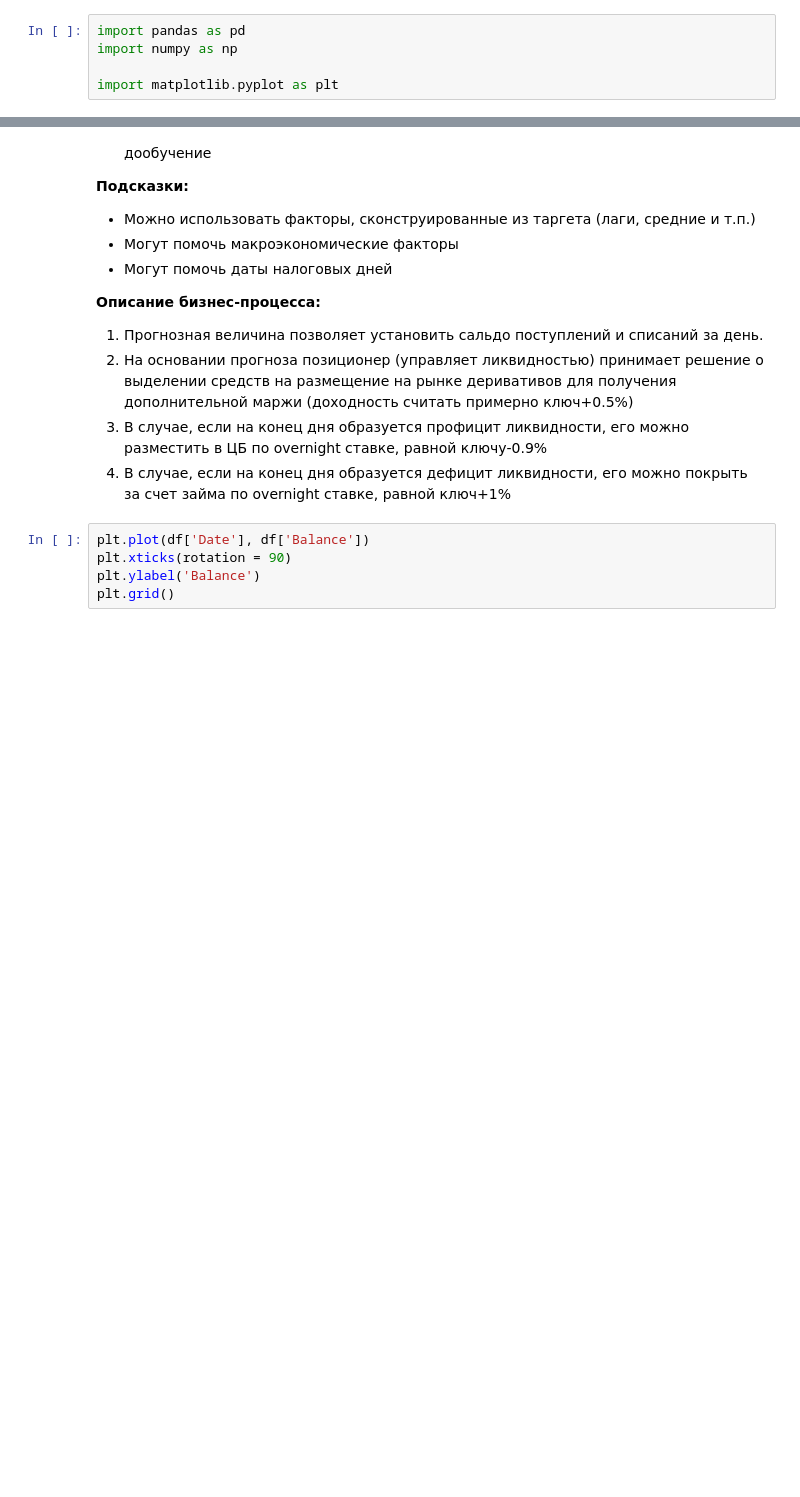
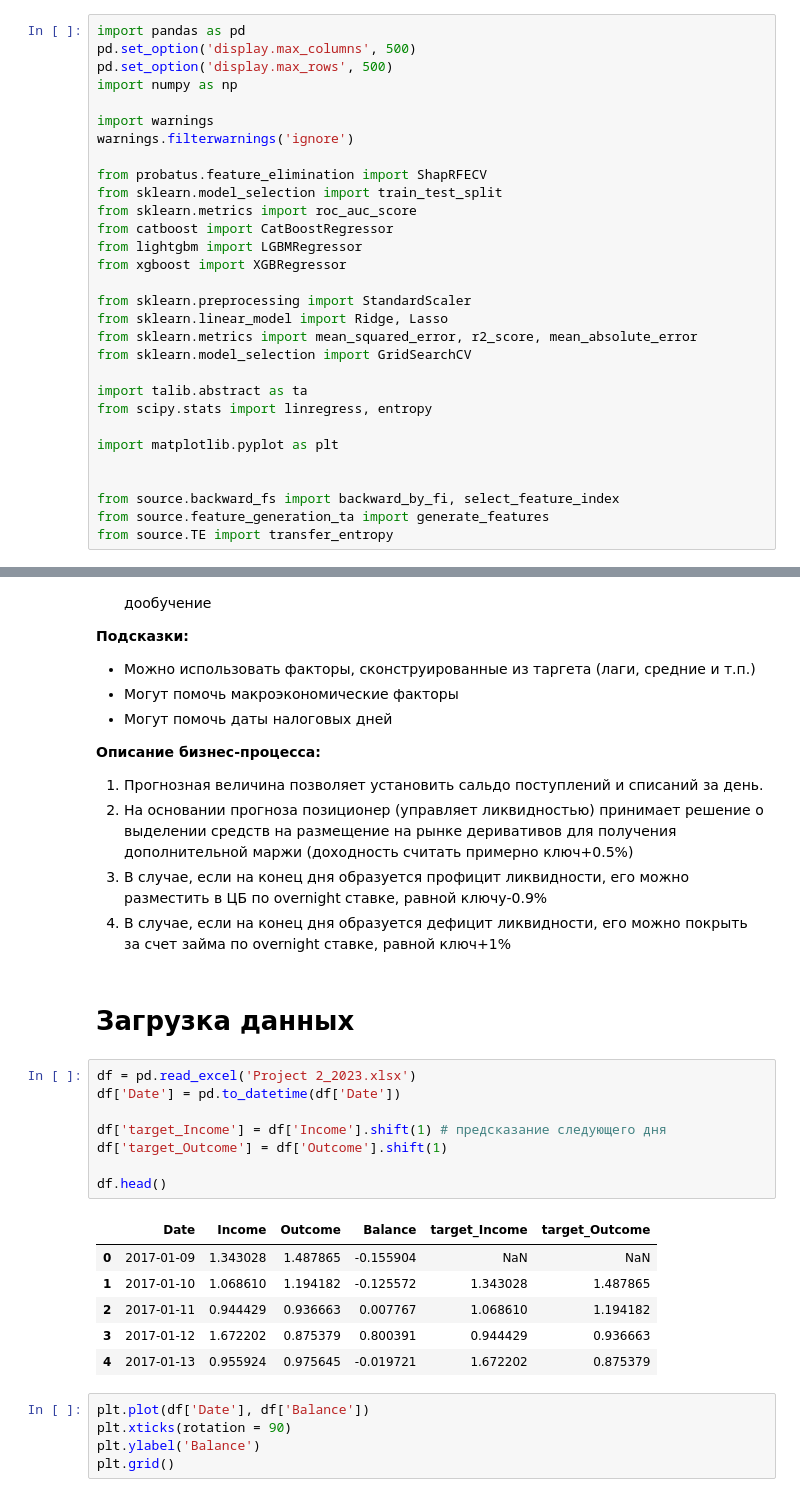
Before and after one commit to Blausher/ts, a Jupyter notebook: project.ipynb, the cells around one changed output, grey strips where cells are left out. Cells and saved outputs as stored; diff of their text form; blank space fills up the shorter version.

```diff
--- a/project.ipynb
+++ b/project.ipynb
@@ -1,5 +4,30 @@
 # %%
 import pandas as pd
+pd.set_option('display.max_columns', 500)
+pd.set_option('display.max_rows', 500)
 import numpy as np
 
+import warnings
+warnings.filterwarnings('ignore')
+
+from probatus.feature_elimination import ShapRFECV
+from sklearn.model_selection import train_test_split
+from sklearn.metrics import roc_auc_score
+from catboost import CatBoostRegressor
+from lightgbm import LGBMRegressor
+from xgboost import XGBRegressor
+
+from sklearn.preprocessing import StandardScaler
+from sklearn.linear_model import Ridge, Lasso
+from sklearn.metrics import mean_squared_error, r2_score, mean_absolute_error
+from sklearn.model_selection import GridSearchCV
+
+import talib.abstract as ta
+from scipy.stats import linregress, entropy
+
 import matplotlib.pyplot as plt
+
+
+from source.backward_fs import backward_by_fi, select_feature_index
+from source.feature_generation_ta import generate_features
+from source.TE import transfer_entropy
@@ -50,6 +71,23 @@ df
 2. На основании прогноза позиционер (управляет ликвидностью) принимает решение о выделении средств на размещение на рынке деривативов для получения дополнительной маржи (доходность считать примерно ключ+0.5%)
 3. В случае, если на конец дня образуется профицит ликвидности, его можно разместить в ЦБ по overnight ставке, равной ключу-0.9%
 4. В случае, если на конец дня образуется дефицит ликвидности, его можно покрыть за счет займа по overnight ставке, равной ключ+1%
+# %% [markdown]
+# Загрузка данных
+# %%
+df = pd.read_excel('Project 2_2023.xlsx')
+df['Date'] = pd.to_datetime(df['Date'])
+
+df['target_Income'] = df['Income'].shift(1) # предсказание следующего дня
+df['target_Outcome'] = df['Outcome'].shift(1)
+
+df.head()
+# %% [output]
+|  | Date | Income | Outcome | Balance | target_Income | target_Outcome |
+| 0 | 2017-01-09 | 1.343028 | 1.487865 | -0.155904 | NaN | NaN |
+| 1 | 2017-01-10 | 1.068610 | 1.194182 | -0.125572 | 1.343028 | 1.487865 |
+| 2 | 2017-01-11 | 0.944429 | 0.936663 | 0.007767 | 1.068610 | 1.194182 |
+| 3 | 2017-01-12 | 1.672202 | 0.875379 | 0.800391 | 0.944429 | 0.936663 |
+| 4 | 2017-01-13 | 0.955924 | 0.975645 | -0.019721 | 1.672202 | 0.875379 |
 # %%
 plt.plot(df['Date'], df['Balance'])
 plt.xticks(rotation = 90)
```
Also changed, not shown: parts of 17 cells of this notebook, 4 other files.
